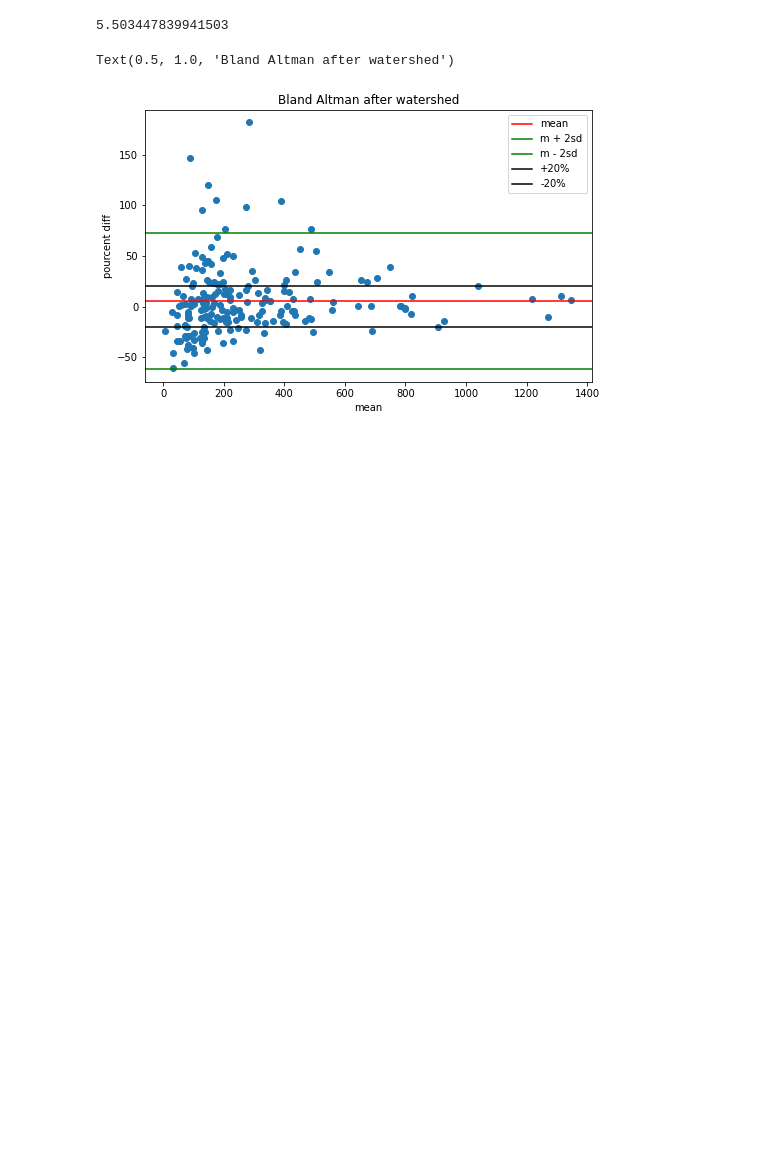
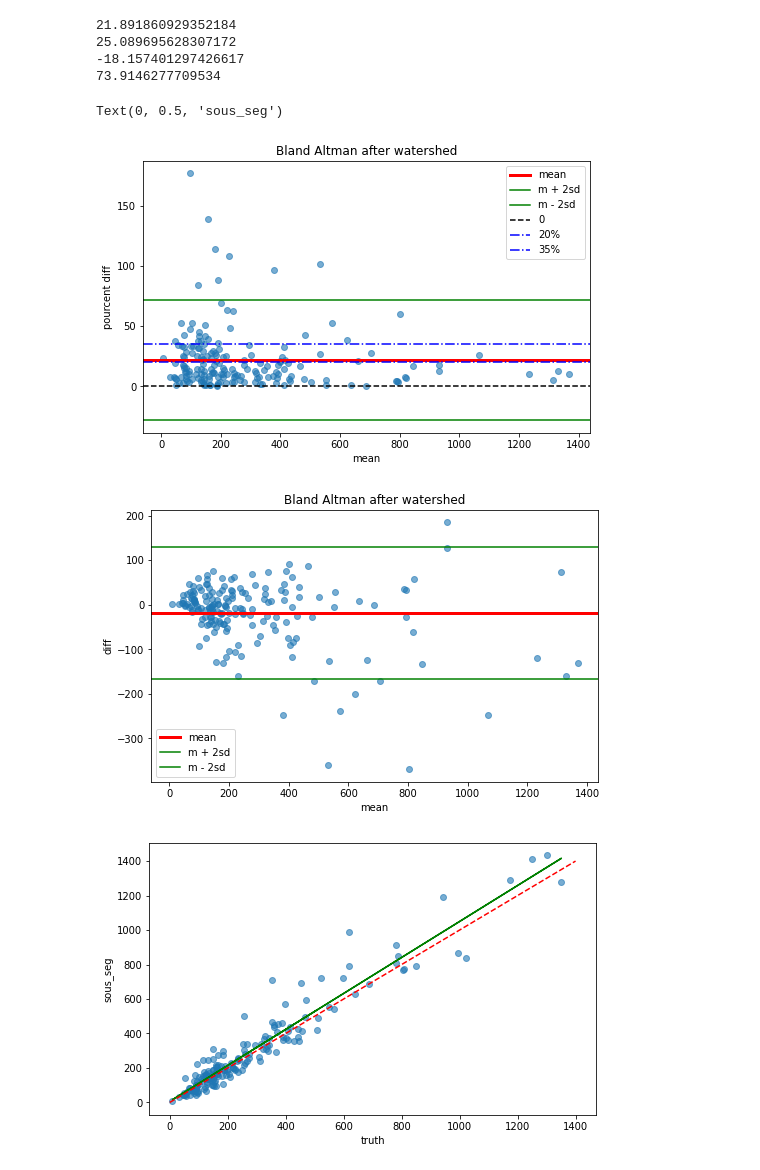
Before and after one commit to wendyrvllr/Dicom-To-CNN, a Jupyter notebook: post_processing_test.ipynb, the cells around one changed output. Saved outputs shown, nothing was run; the diff lists cells and outputs as text; code cells hidden in the pictures; blank space fills up the shorter version.

Commit message:
regression lineaire

```diff
--- a/post_processing_test.ipynb
+++ b/post_processing_test.ipynb
@@ -17,7 +17,7 @@ from library_dicom.post_processing.WatershedModel import WatershedModel
 import csv
 import SimpleITK as sitk
 # %%
-csv_ahl_post_process= '/media/deeplearning/78ca2911-9e9f-4f78-b80a-848024b95f92/post_processing/ahl_tmtv_2cm.csv'
+csv_ahl_post_process= '/media/deeplearning/78ca2911-9e9f-4f78-b80a-848024b95f92/post_processing/ahl_tmtv_watershed_result.csv'
 
 with open(csv_ahl_post_process, 'r') as csv_file :
     reader = csv.reader(csv_file, delimiter = ',') #liste pour chaque ligne
@@ -49,38 +44,91 @@ truth = []
 sous_seg = []
 pourcent = []
 for row in csv_data :
-    truth.append(float(row[6]))
-    sous_seg.append(float(row[11]))
-    pourcent.append(float(row[13]))
+    truth.append(float(row[-4]))
+    sous_seg.append(float(row[-2]))
+    pourcent.append(float(row[-1]))
 # %%
 mean = []
+diff = []
 for i in range(len(truth)):
     subliste = []
     subliste.append(truth[i])
     subliste.append(sous_seg[i])
     mean.append(np.mean(subliste))
+
+    diff.append(truth[i] - sous_seg[i])
 
 
 #plt.hist(difference,bins='fd')
 
 
 f = plt.figure(figsize=(8,5))
 axes = plt.gca()
 moy = np.mean(pourcent)
 sd = np.std(pourcent)
 print(moy)
-plt.axhline(moy, c='r', label='mean')
+print(sd)
+plt.axhline(moy, c='r', label='mean', linewidth=3)
 plt.axhline(moy + 2*sd, c='green', label = 'm + 2sd' )
 plt.axhline(moy - 2*sd, c='green', label = 'm - 2sd' )
-plt.axhline(20, c='black', label = '+20%' )
-plt.axhline(-20, c='black', label = '-20%' )
-plt.scatter(mean, pourcent)
+plt.axhline(0, c='black', linestyle='--',label = '0' )
+plt.axhline(20, c='blue',label = '20%', linestyle='dashdot' )
+plt.axhline(35, c='blue',label = '35%' ,linestyle='dashdot' )
+plt.scatter(mean, pourcent, alpha=0.6)
 #plt.xlim(0, 500)
 plt.xlabel('mean')
 plt.ylabel('pourcent diff')
 plt.legend()
 plt.title('Bland Altman after watershed')
+
+
+
+
+
+f = plt.figure(figsize=(8,5))
+axes = plt.gca()
+moy = np.mean(diff)
+sd = np.std(diff)
+print(moy)
+print(sd)
+plt.axhline(moy, c='r', label='mean', linewidth=3)
+plt.axhline(moy + 2*sd, c='green', label = 'm + 2sd' )
+plt.axhline(moy - 2*sd, c='green', label = 'm - 2sd' )
+plt.scatter(mean, diff, alpha=0.6)
+#plt.xlim(0, 500)
+plt.xlabel('mean')
+plt.ylabel('diff')
+plt.legend()
+plt.title('Bland Altman after watershed')
+
+
+
+from scipy import stats
+#linregress() renvoie plusieurs variables de retour. On s'interessera
+# particulierement au slope et intercept
+slope, intercept, r_value, p_value, std_err = stats.linregress(truth, sous_seg)
+
+def regression(x, slope, intercept):
+    y = []
+    for i in range(len(x)):
+        y.append(slope * x[i] + intercept)
+
+    return y
+
+
+f = plt.figure(figsize=(8,5))
+axes = plt.gca()
+plt.scatter(truth, sous_seg, alpha=0.6)
+plt.plot(truth, regression(truth, slope, intercept), c='green', label='regression lin')
+plt.plot([0,1400], [0,1400], 'r--', label='x=y')
+plt.xlabel('truth')
+plt.ylabel('sous_seg')
 # %% [output]
-5.503447839941503
+21.891860929352184
+25.089695628307172
+-18.157401297426617
+73.9146277709534
-Text(0.5, 1.0, 'Bland Altman after watershed')
+Text(0, 0.5, 'sous_seg')
-[figure, old version]
+[figure, new version]
+[figure, added]
+[figure, added]
```
Also changed, not shown: parts of 3 cells of this notebook.
